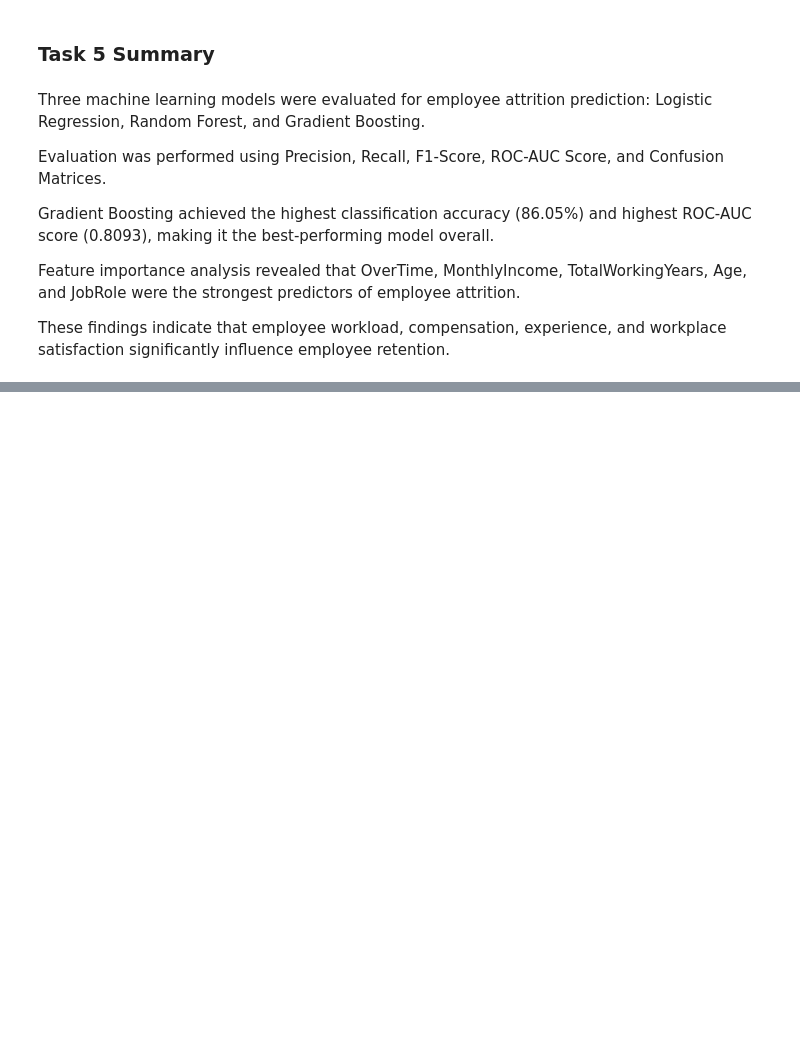
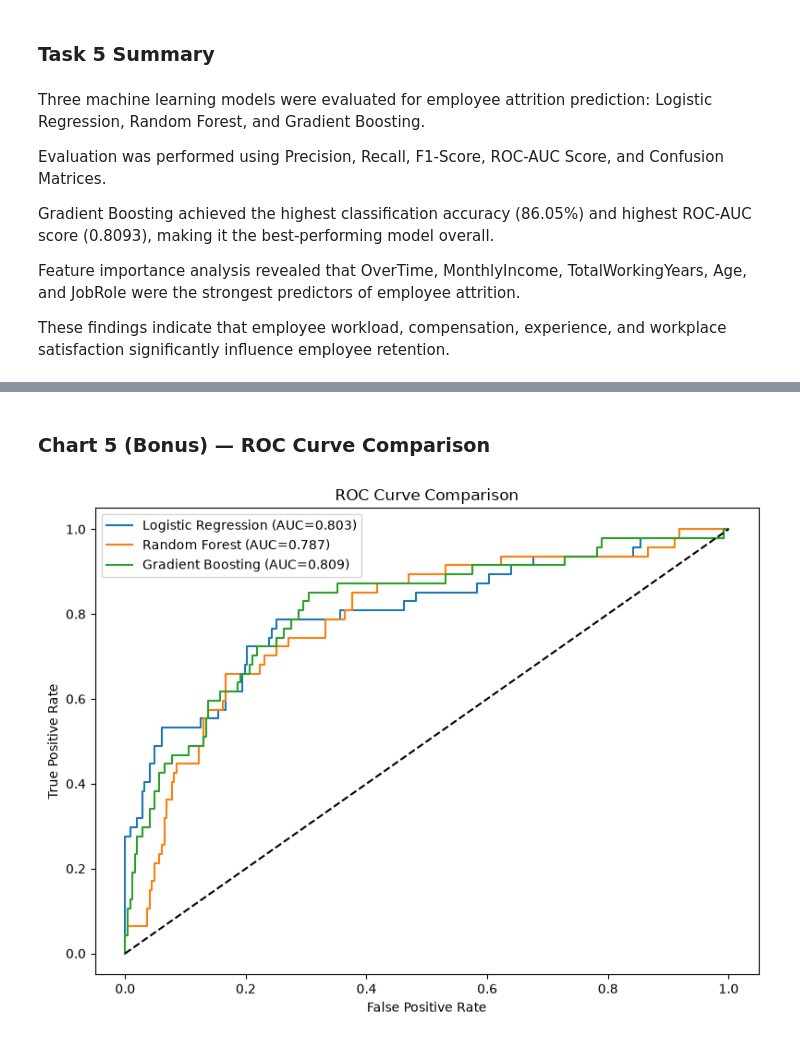
Before and after one commit to karun-16/EmployeeAttrition_Karunya, a Jupyter notebook: analysis.ipynb, the cells around one changed output, grey strips where cells are left out. Drawn from its saved outputs; the diff is of its cells as text; code cells hidden in the pictures; blank space fills up the shorter version.

```diff
--- a/analysis.ipynb
+++ b/analysis.ipynb
@@ -1195,0 +1265,59 @@ These findings indicate that employee workload, compensation, experience, and wo
+# %% [markdown]
+### Chart 5 (Bonus) — ROC Curve Comparison
+# %%
+from sklearn.metrics import roc_curve
+
+lr_fpr, lr_tpr, _ = roc_curve(
+    y_test,
+    lr_model.predict_proba(X_test_scaled)[:,1]
+)
+
+rf_fpr, rf_tpr, _ = roc_curve(
+    y_test,
+    rf_model.predict_proba(X_test)[:,1]
+)
+
+gb_fpr, gb_tpr, _ = roc_curve(
+    y_test,
+    gb_model.predict_proba(X_test)[:,1]
+)
+
+plt.figure(figsize=(8,6))
+
+plt.plot(
+    lr_fpr,
+    lr_tpr,
+    label=f"Logistic Regression (AUC={lr_auc:.3f})"
+)
+
+plt.plot(
+    rf_fpr,
+    rf_tpr,
+    label=f"Random Forest (AUC={rf_auc:.3f})"
+)
+
+plt.plot(
+    gb_fpr,
+    gb_tpr,
+    label=f"Gradient Boosting (AUC={gb_auc:.3f})"
+)
+
+plt.plot([0,1],[0,1],"k--")
+
+plt.xlabel("False Positive Rate")
+plt.ylabel("True Positive Rate")
+
+plt.title("ROC Curve Comparison")
+
+plt.legend()
+
+plt.tight_layout()
+
+plt.savefig(
+    "charts/roc_curve_comparison.png",
+    bbox_inches="tight"
+)
+
+plt.show()
+# %% [output]
+[figure, added]
```
Also changed, not shown: parts of 9 cells of this notebook, 3 other files.
